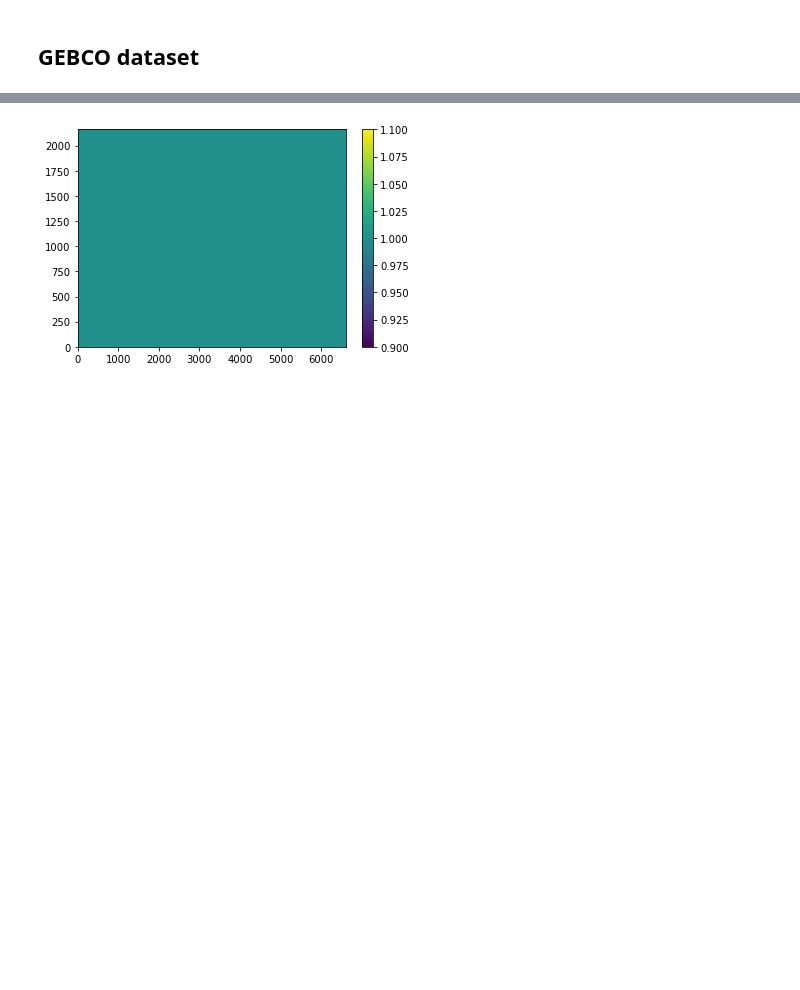
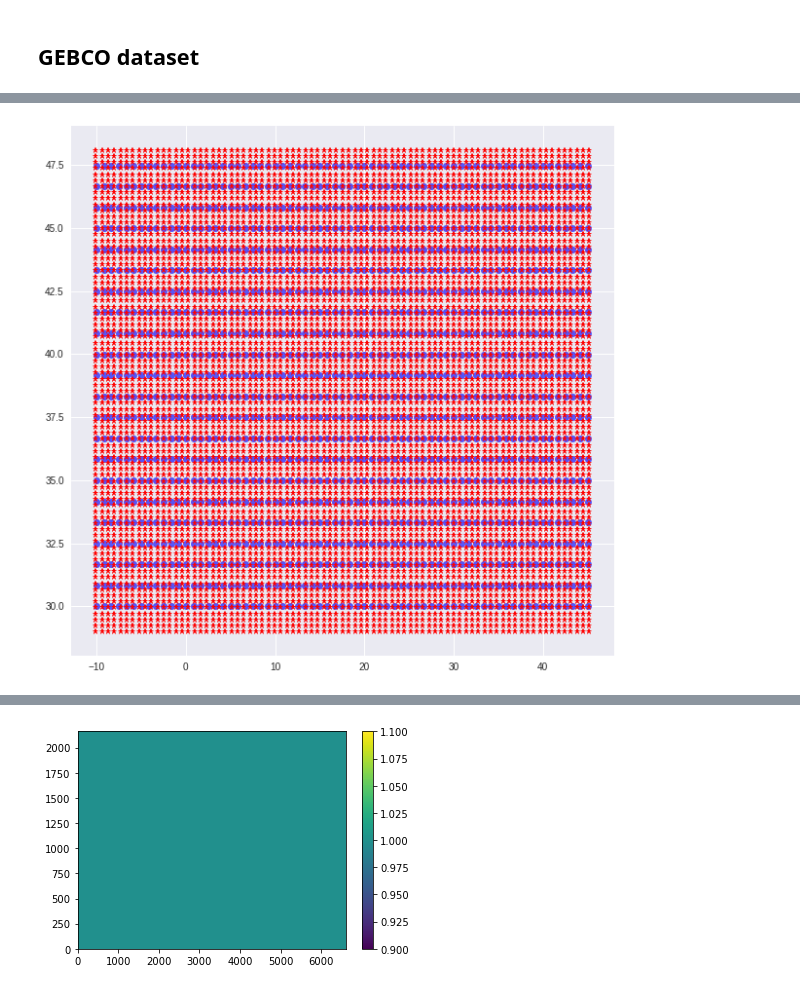
Before and after one commit to adcroft/thin-wall-topography, a Jupyter notebook: python/algorithm_dev-5.ipynb, the cells around one changed output, grey strips where cells are left out. Cells and saved outputs as stored; diff of their text form; code cells hidden in the pictures; blank space fills up the shorter version.

```diff
--- a/python/algorithm_dev-5.ipynb
+++ b/python/algorithm_dev-5.ipynb
@@ -433,0 +403,6 @@ Missed some! Must Refine! Stage  1 grid shape (10001, 10001)
+# %%
+plt.figure(figsize=(10,10))
+plot_mesh_in_latlon(gebcoM_lon_grd[::100,::100], gebcoM_lat_grd[::100,::100], phi_color='bo', lam_color='bo',alpha=0.4)
+plot_mesh_in_latlon(refinedGMlistM[-1].x[::100,::100],refinedGMlistM[-1].y[::100,::100] , phi_color='r*', lam_color='r*')
+# %% [output]
+[figure, added]
```
Also changed, not shown: parts of 20 cells of this notebook, 2 other files.
